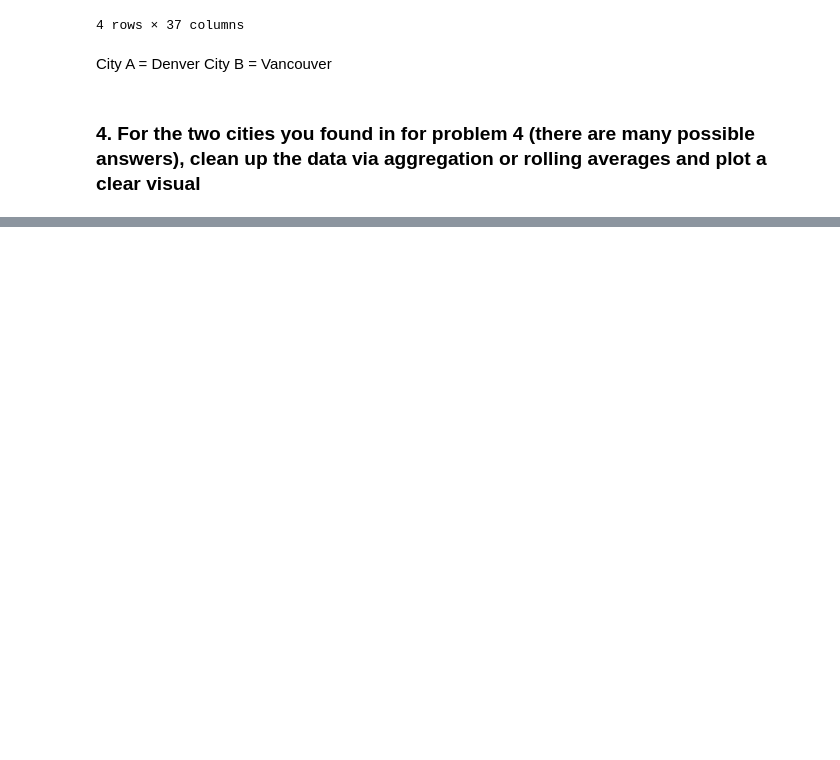
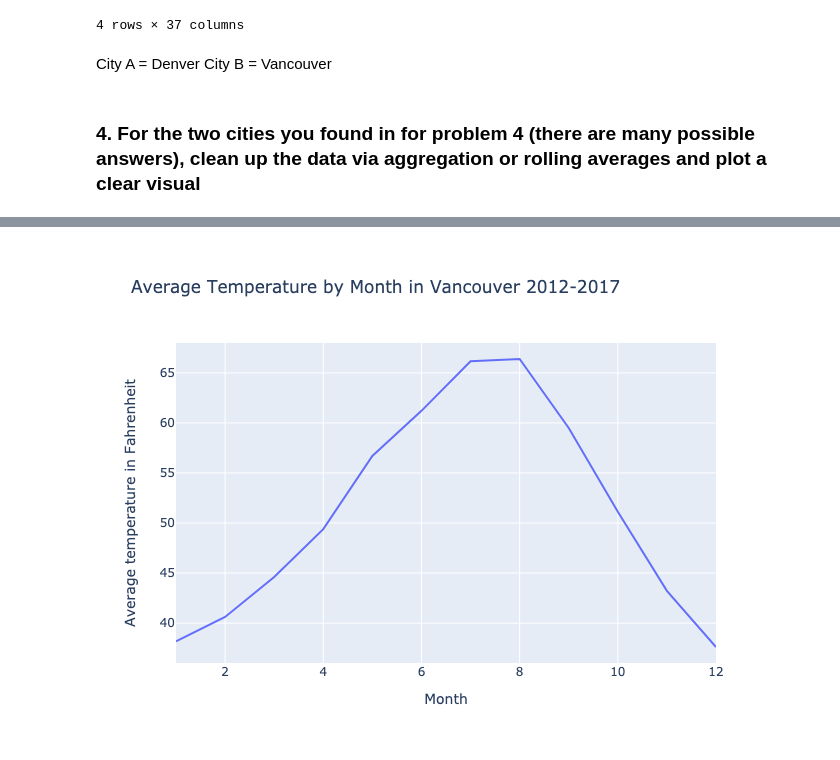
Before and after one commit to britt-emm/Homework, a Jupyter notebook: week_11/Week11_HW.ipynb, the cells around one changed output, grey strips where cells are left out. Drawn from its saved outputs; the diff is of its cells as text; code cells hidden in the pictures; blank space fills up the shorter version.

```diff
--- a/week_11/Week11_HW.ipynb
+++ b/week_11/Week11_HW.ipynb
@@ -161,11 +162,18 @@ City B = Vancouver
 # %% [markdown]
 ### 4. For the two cities you found in for problem 4 (there are many possible answers), clean up the data via aggregation or rolling averages and plot a clear visual
 # %%
+from plotly.io import write_image
+import kaleido
 # plot average temperature by month
-px.line(filled_df.groupby('Month').agg({'Vancouver':'mean'}).reset_index(), x='Month', y='Vancouver',
+fig = px.line(filled_df.groupby('Month').agg({'Vancouver':'mean'}).reset_index(), x='Month', y='Vancouver',
        labels={
                      "Month": "Month",
                      "Vancouver": "Average temperature in Fahrenheit",
                  },
                 title="Average Temperature by Month in Vancouver 2012-2017")
+
+#below code creates a static image
+img_bytes = fig.to_image(format="png", engine="kaleido")
+from IPython.display import Image
+Image(img_bytes)
 # %% [output]
@@ -174 +180,2 @@ px.line(filled_df.groupby('Month').agg({'Vancouver':'mean'}).reset_index(), x='M
+[figure, added]
 # %%
```
Also changed, not shown: parts of 11 cells of this notebook.
